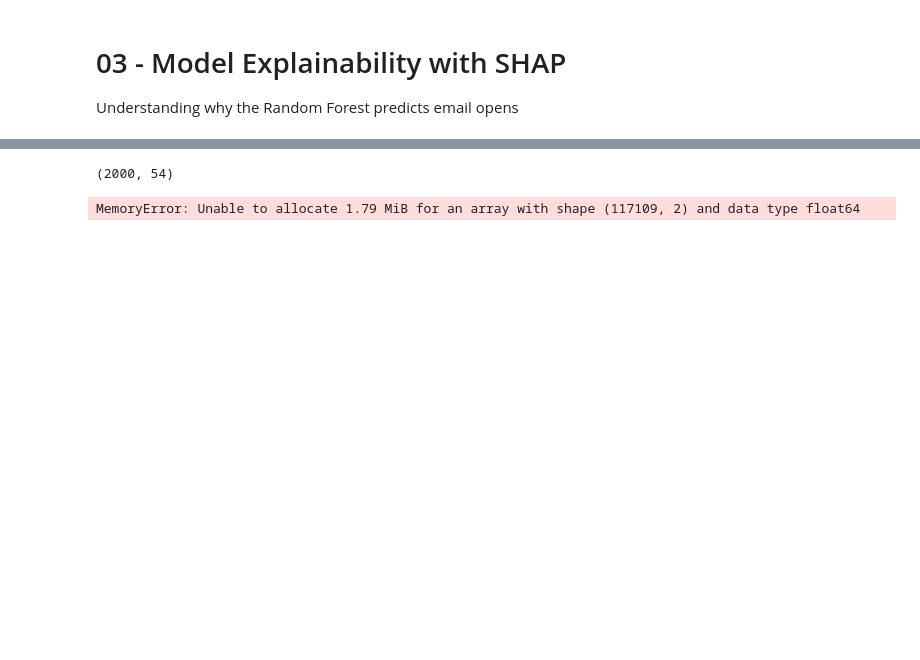
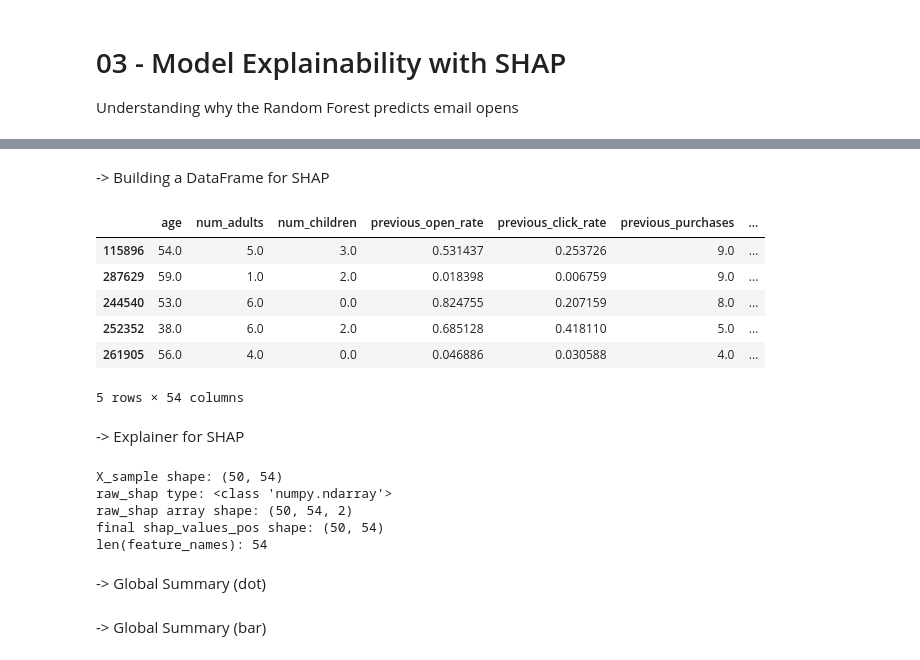
Before and after one commit to BeastAJ89/email-marketing-campaign-analytics, a Jupyter notebook: notebooks/03_shap.ipynb, the cells around one changed output, grey strips where cells are left out. Saved outputs shown, nothing was run; the diff lists cells and outputs as text; code cells hidden in the pictures; blank space fills up the shorter version.

```diff
--- a/notebooks/03_shap.ipynb
+++ b/notebooks/03_shap.ipynb
@@ -56,19 +65,61 @@ rf_model
 RandomForestClassifier(n_jobs=-1, random_state=42)
+# %% [markdown]
+-> Building a DataFrame for SHAP
 # %%
 X_train_df = pd.DataFrame(X_train, columns=feature_names)
 
 SAMPLE_SIZE = 2000
 X_sample = X_train_df.sample(n=SAMPLE_SIZE, random_state=42)
 
 X_sample.shape
+X_sample.head()
 # %% [output]
+|  | age | num_adults | num_children | previous_open_rate | previous_click_rate | previous_purchases | ... |
+| 115896 | 54.0 | 5.0 | 3.0 | 0.531437 | 0.253726 | 9.0 | ... |
+| 287629 | 59.0 | 1.0 | 2.0 | 0.018398 | 0.006759 | 9.0 | ... |
+| 244540 | 53.0 | 6.0 | 0.0 | 0.824755 | 0.207159 | 8.0 | ... |
+| 252352 | 38.0 | 6.0 | 2.0 | 0.685128 | 0.418110 | 5.0 | ... |
+| 261905 | 56.0 | 4.0 | 0.0 | 0.046886 | 0.030588 | 4.0 | ... |
-(2000, 54)
+5 rows × 54 columns
+# %% [markdown]
+-> Explainer for SHAP
 # %%
+
+X_train_df = pd.DataFrame(X_train, columns=feature_names)
+SAMPLE_SIZE_ = 50
+X_sample = X_train_df.sample(n=SAMPLE_SIZE_, random_state=42)
+print("X_sample shape:", X_sample.shape)
+
 explainer = shap.TreeExplainer(rf_model)
-shap_values = explainer.shap_values(X_sample)
 
-# Making binary classifications -> index 1 is "open_flag=1"
-shap_values_pos = shap_values[1]
-shap_values_pos.shape
+raw_shap = explainer.shap_values(X_sample)
+raw_arr = np.array(raw_shap)
+print("raw_shap type:", type(raw_shap))
+print("raw_shap array shape:", raw_arr.shape)
+
+# Extracting positive-class SHAP
+if isinstance(raw_shap, list):
+
+    for i, arr in enumerate(raw_shap):
+        print(f"Class {i} SHAP shape:", np.array(arr).shape)
+    shap_values_pos = np.array(raw_shap[1])
+else:
+
+    if raw_arr.ndim == 3:
+
+        shap_values_pos = raw_arr[:, :, 1]
+    elif raw_arr.ndim == 2:
+        shap_values_pos = raw_arr
+    else:
+        raise ValueError(f"Unexpected SHAP values shape: {raw_arr.shape}")
+
+print("final shap_values_pos shape:", shap_values_pos.shape)
+print("len(feature_names):", len(feature_names))
 # %% [output]
-MemoryError: Unable to allocate 1.79 MiB for an array with shape (117109, 2) and data type float64
+X_sample shape: (50, 54)
+raw_shap type: <class 'numpy.ndarray'>
+raw_shap array shape: (50, 54, 2)
+final shap_values_pos shape: (50, 54)
+len(feature_names): 54
+# %% [markdown]
+-> Global Summary (dot)
@@ -74,0 +137,2 @@ MemoryError: Unable to allocate 1.79 MiB for an array with shape (117109, 2) and
+# %% [markdown]
+-> Global Summary (bar)
```
Also changed, not shown: parts of 12 cells of this notebook, 11 other files.
